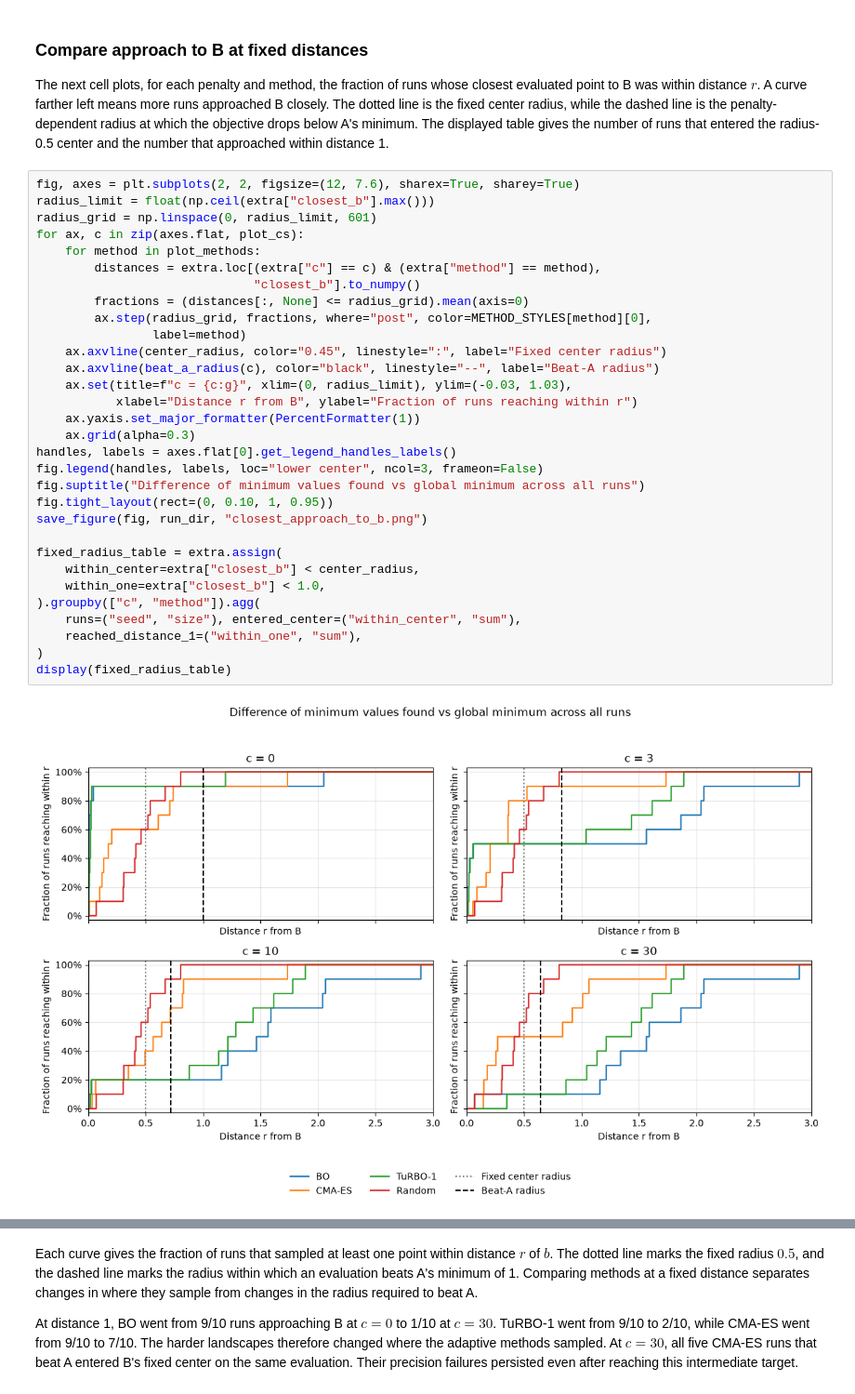
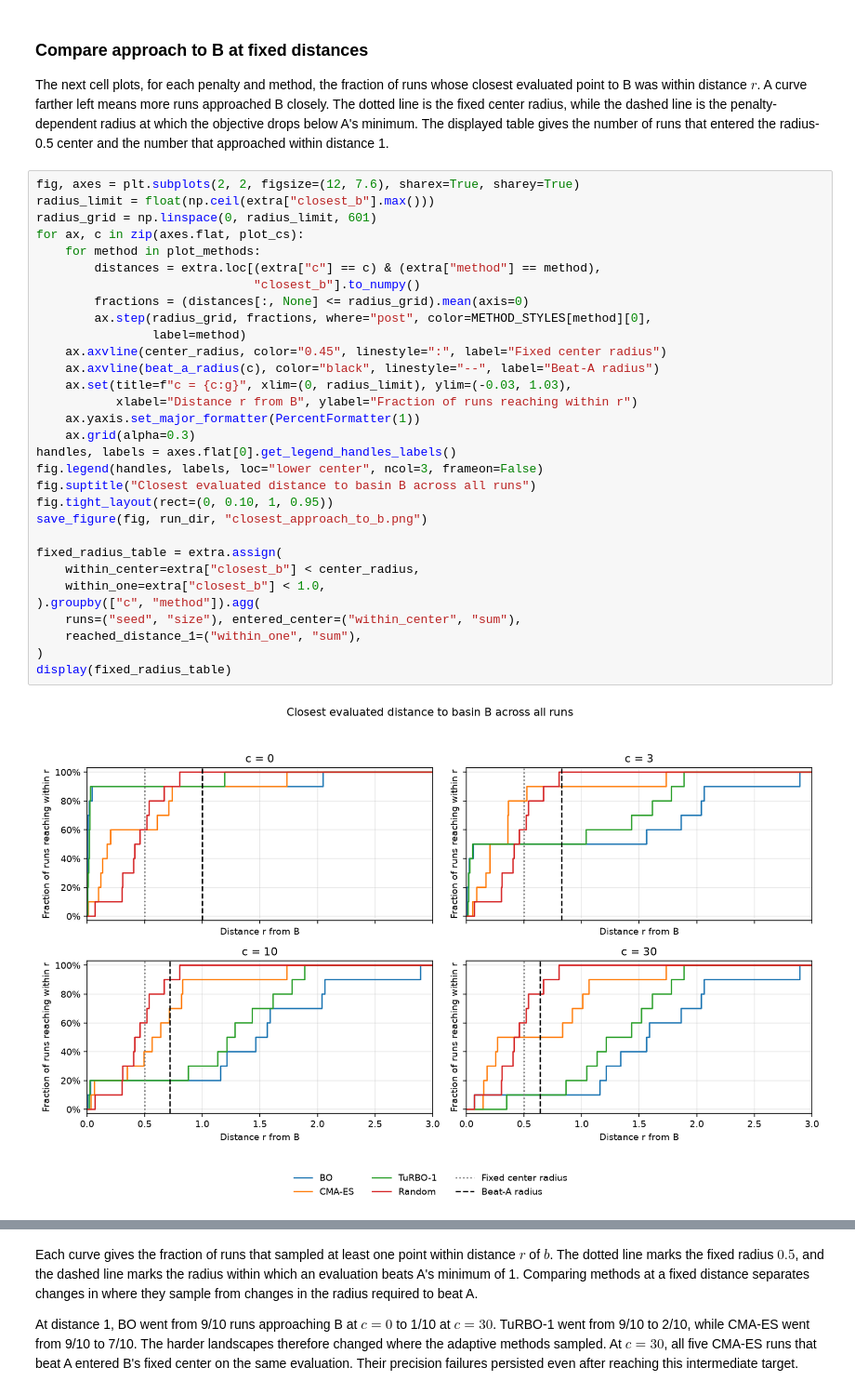
Before and after one commit to bbny27/DSA4212-G1, a Jupyter notebook: code/Experiment_1.ipynb, the cells around one changed output, grey strips where cells are left out. Shown at 93% size. Drawn from its saved outputs; the diff is of its cells as text.

```diff
--- a/code/Experiment_1.ipynb
+++ b/code/Experiment_1.ipynb
@@ -560,35 +566,35 @@ The next cell plots, for each penalty and method, the fraction of runs whose clo
 fig, axes = plt.subplots(2, 2, figsize=(12, 7.6), sharex=True, sharey=True)
 radius_limit = float(np.ceil(extra["closest_b"].max()))
 radius_grid = np.linspace(0, radius_limit, 601)
 for ax, c in zip(axes.flat, plot_cs):
     for method in plot_methods:
         distances = extra.loc[(extra["c"] == c) & (extra["method"] == method),
                               "closest_b"].to_numpy()
         fractions = (distances[:, None] <= radius_grid).mean(axis=0)
         ax.step(radius_grid, fractions, where="post", color=METHOD_STYLES[method][0],
                 label=method)
     ax.axvline(center_radius, color="0.45", linestyle=":", label="Fixed center radius")
     ax.axvline(beat_a_radius(c), color="black", linestyle="--", label="Beat-A radius")
     ax.set(title=f"c = {c:g}", xlim=(0, radius_limit), ylim=(-0.03, 1.03),
            xlabel="Distance r from B", ylabel="Fraction of runs reaching within r")
     ax.yaxis.set_major_formatter(PercentFormatter(1))
     ax.grid(alpha=0.3)
 handles, labels = axes.flat[0].get_legend_handles_labels()
 fig.legend(handles, labels, loc="lower center", ncol=3, frameon=False)
-fig.suptitle("Difference of minimum values found vs global minimum across all runs")
+fig.suptitle("Closest evaluated distance to basin B across all runs")
 fig.tight_layout(rect=(0, 0.10, 1, 0.95))
 save_figure(fig, run_dir, "closest_approach_to_b.png")
 
 fixed_radius_table = extra.assign(
     within_center=extra["closest_b"] < center_radius,
     within_one=extra["closest_b"] < 1.0,
 ).groupby(["c", "method"]).agg(
     runs=("seed", "size"), entered_center=("within_center", "sum"),
     reached_distance_1=("within_one", "sum"),
 )
 display(fixed_radius_table)
 # %% [output]
-[figure, old version]
+[figure, new version]
 |  |  | runs | entered_center | reached_distance_1 |
 | c | method |  |  |  |
 | 0.0 | BO | 10 | 9 | 9 |
```
Also changed, not shown: parts of 11 cells of this notebook, 9 other files.
